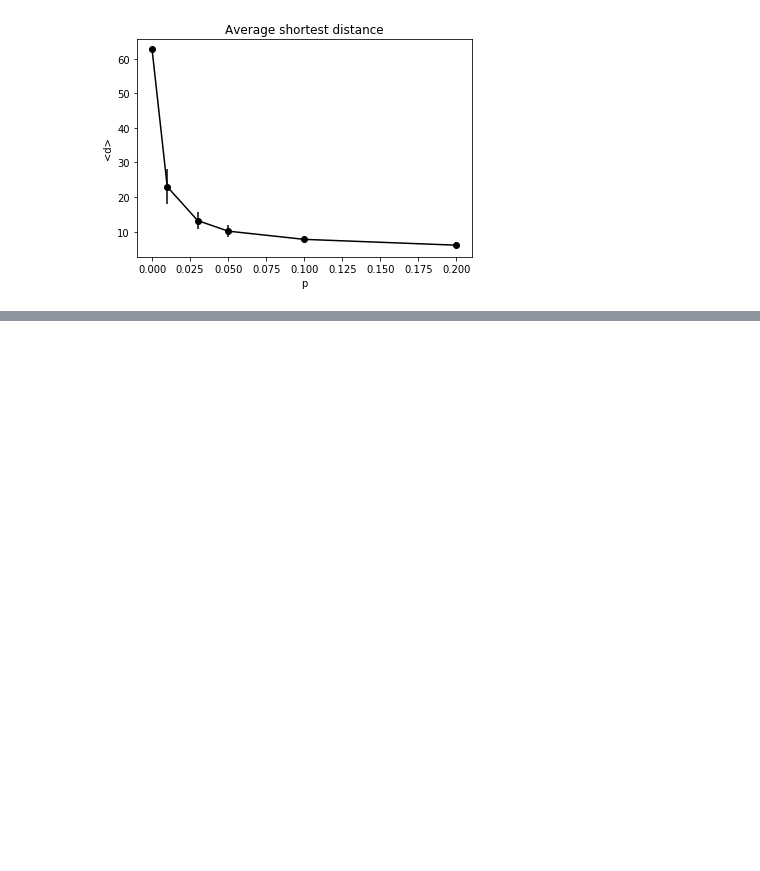
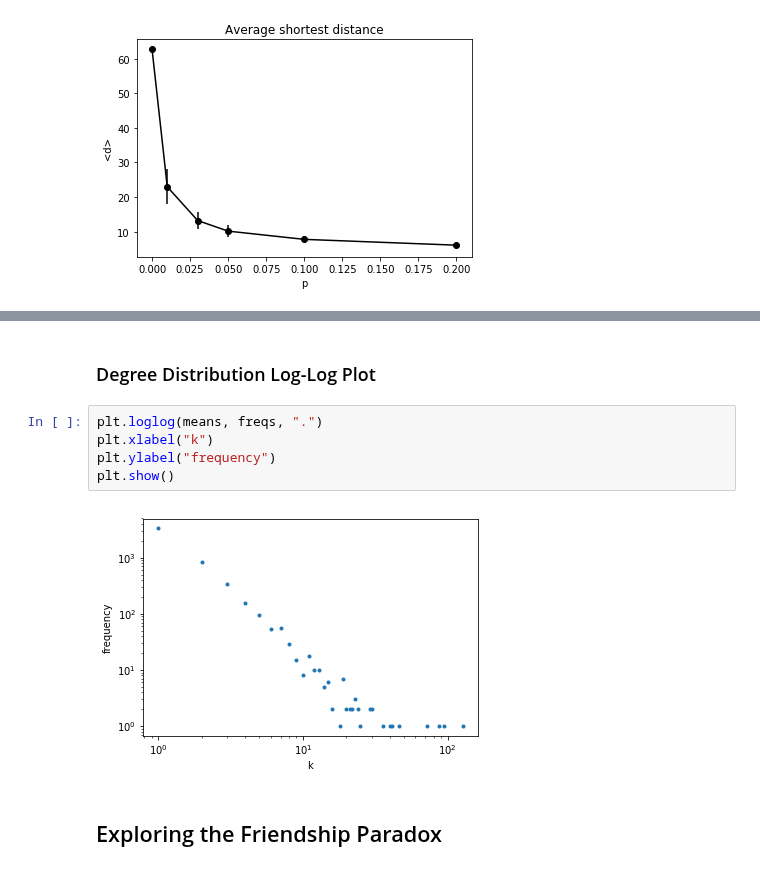
Before and after one commit to thomasnilsson/02805-social-graphs-2018, a Jupyter notebook: week3/week3.ipynb, the cells around one changed output, grey strips where cells are left out. Saved outputs shown, nothing was run; the diff lists cells and outputs as text; blank space fills up the shorter version.

```diff
--- a/week3/week3.ipynb
+++ b/week3/week3.ipynb
@@ -112,0 +187,11 @@ plt.show()
+# %% [markdown]
+### Degree Distribution Log-Log Plot
+# %%
+plt.loglog(means, freqs, ".")
+plt.xlabel("k")
+plt.ylabel("frequency")
+plt.show()
+# %% [output]
+[figure, added]
+# %% [markdown]
+## Exploring the Friendship Paradox
```
Also changed, not shown: parts of 25 cells of this notebook, 2 other files.
